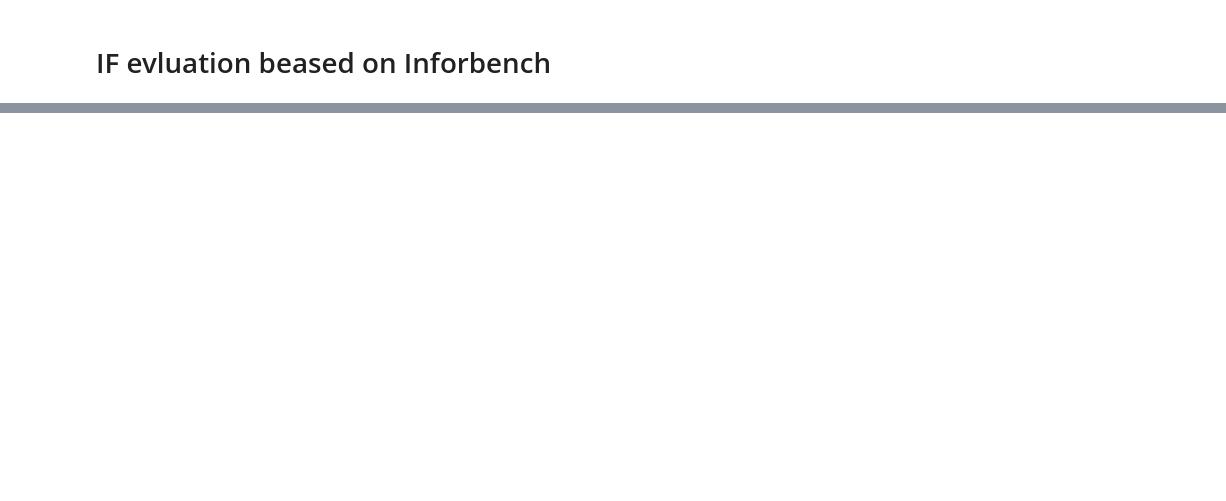
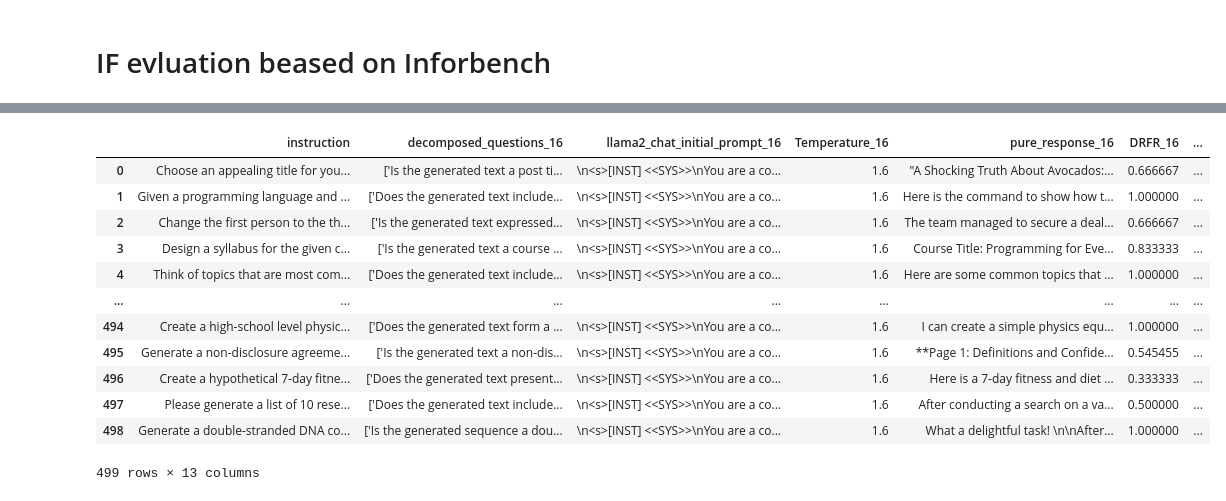
Before and after one commit to DobricLilujun/temperature_eval, a Jupyter notebook: script/evaluation_IF.ipynb, the cells around one changed output, grey strips where cells are left out. Drawn from its saved outputs; the diff is of its cells as text; code cells hidden in the pictures; blank space fills up the shorter version.

```diff
--- a/script/evaluation_IF.ipynb
+++ b/script/evaluation_IF.ipynb
@@ -345,0 +438,56 @@ plt.show()
+# %%
+import seaborn as sns
+import matplotlib.pyplot as plt
+
+sns.set(style="whitegrid")
+
+color_map = {
+    "Llama-2-7b-chat-hf": "C0",
+    "Llama-2-13b-chat-hf": "C1",
+    "Llama-2-70b-chat-hf": "C2",
+    "Mistral-7B-Instruct-v0.2": "C5",
+    "Mixtral-8x7B-Instruct-v0.1": "C6",
+    "Meta-Llama-3-8B-Instruct": "C3",
+    "Meta-Llama-3-70B-Instruct": "C4",
+}
+model_order = list(color_map.keys())
+df["Temperature"] = df["Temperature"].round(1)
+
+# Create a single plot
+fig, ax = plt.subplots(figsize=(20, 10))
+
+# Boxplot
+sns.boxplot(
+    x="Temperature",
+    y="DRFR",
+    hue="model",
+    data=df,
+    palette=color_map,
+    hue_order=model_order,
+    ax=ax,
+)
+
+# ax.set_title("Boxplot Temperature vs spbleu")
+ax.set_xlabel("Temperature Scaling")
+ax.set_ylabel("spbleu")
+# ax.legend(loc="upper left")
+
+# Adjust layout
+plt.tight_layout()
+plt.savefig("MT_boxplot.svg", format="svg", bbox_inches="tight")
+# Show the plot
+plt.show()
+# %% [output]
+|  | instruction | decomposed_questions_16 | llama2_chat_initial_prompt_16 | Temperature_16 | pure_response_16 | DRFR_16 | ... |
+| 0 | Choose an appealing title for you... | ['Is the generated text a post ti... | \n<s>[INST] <<SYS>>\nYou are a co... | 1.6 | "A Shocking Truth About Avocados:... | 0.666667 | ... |
+| 1 | Given a programming language and ... | ['Does the generated text include... | \n<s>[INST] <<SYS>>\nYou are a co... | 1.6 | Here is the command to show how t... | 1.000000 | ... |
+| 2 | Change the first person to the th... | ['Is the generated text expressed... | \n<s>[INST] <<SYS>>\nYou are a co... | 1.6 | The team managed to secure a deal... | 0.666667 | ... |
+| 3 | Design a syllabus for the given c... | ['Is the generated text a course ... | \n<s>[INST] <<SYS>>\nYou are a co... | 1.6 | Course Title: Programming for Eve... | 0.833333 | ... |
+| 4 | Think of topics that are most com... | ['Does the generated text include... | \n<s>[INST] <<SYS>>\nYou are a co... | 1.6 | Here are some common topics that ... | 1.000000 | ... |
+| ... | ... | ... | ... | ... | ... | ... | ... |
+| 494 | Create a high-school level physic... | ['Does the generated text form a ... | \n<s>[INST] <<SYS>>\nYou are a co... | 1.6 | I can create a simple physics equ... | 1.000000 | ... |
+| 495 | Generate a non-disclosure agreeme... | ['Is the generated text a non-dis... | \n<s>[INST] <<SYS>>\nYou are a co... | 1.6 | **Page 1: Definitions and Confide... | 0.545455 | ... |
+| 496 | Create a hypothetical 7-day fitne... | ['Does the generated text present... | \n<s>[INST] <<SYS>>\nYou are a co... | 1.6 | Here is a 7-day fitness and diet ... | 0.333333 | ... |
+| 497 | Please generate a list of 10 rese... | ['Does the generated text include... | \n<s>[INST] <<SYS>>\nYou are a co... | 1.6 | After conducting a search on a va... | 0.500000 | ... |
+| 498 | Generate a double-stranded DNA co... | ['Is the generated sequence a dou... | \n<s>[INST] <<SYS>>\nYou are a co... | 1.6 | What a delightful task! \n\nAfter... | 1.000000 | ... |
+499 rows × 13 columns
```
Also changed, not shown: parts of 21 cells of this notebook, 1 other file.
